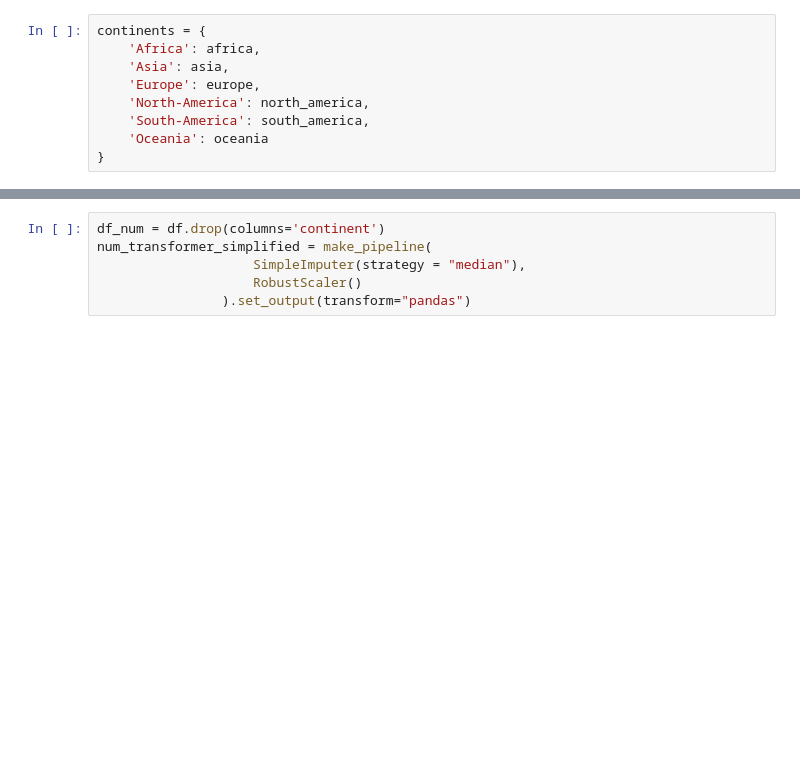
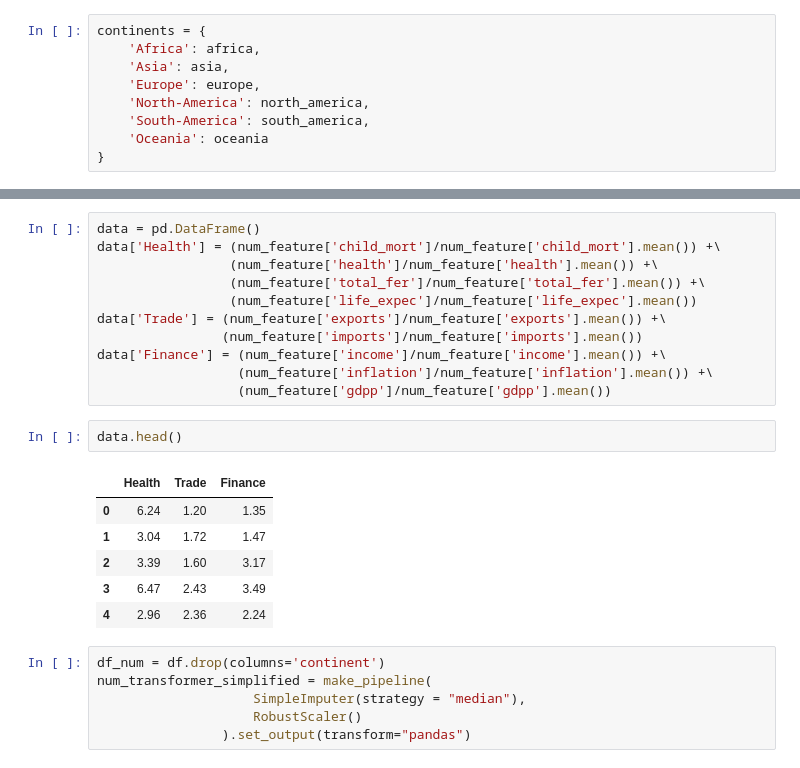
Before and after one commit to Clement733/Global-Aid-Assessment-and-Continent-Classification, a Jupyter notebook: project.ipynb, the cells around one changed output, grey strips where cells are left out. Cells and saved outputs as stored; diff of their text form; blank space fills up the shorter version.

```diff
--- a/project.ipynb
+++ b/project.ipynb
@@ -684,3 +723,23 @@ dtype: object
+# %%
+data = pd.DataFrame()
+data['Health'] = (num_feature['child_mort']/num_feature['child_mort'].mean()) +\
+                 (num_feature['health']/num_feature['health'].mean()) +\
+                 (num_feature['total_fer']/num_feature['total_fer'].mean()) +\
+                 (num_feature['life_expec']/num_feature['life_expec'].mean())
+data['Trade'] = (num_feature['exports']/num_feature['exports'].mean()) +\
+                (num_feature['imports']/num_feature['imports'].mean())
+data['Finance'] = (num_feature['income']/num_feature['income'].mean()) +\
+                  (num_feature['inflation']/num_feature['inflation'].mean()) +\
+                  (num_feature['gdpp']/num_feature['gdpp'].mean())
+# %%
+data.head()
+# %% [output]
+|  | Health | Trade | Finance |
+| 0 | 6.24 | 1.20 | 1.35 |
+| 1 | 3.04 | 1.72 | 1.47 |
+| 2 | 3.39 | 1.60 | 3.17 |
+| 3 | 6.47 | 2.43 | 3.49 |
+| 4 | 2.96 | 2.36 | 2.24 |
 # %%
 df_num = df.drop(columns='continent')
 num_transformer_simplified = make_pipeline(
```
Also changed, not shown: parts of 14 cells of this notebook, 1 other file.
